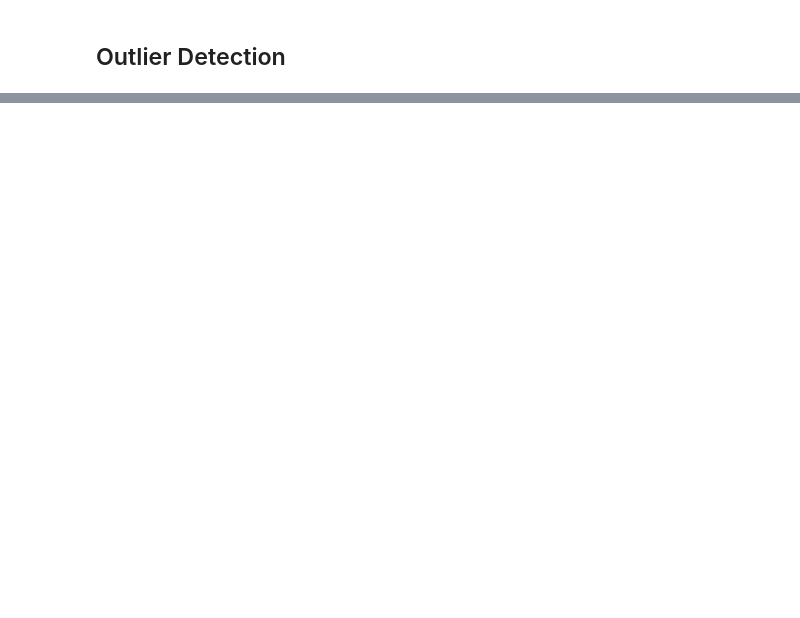
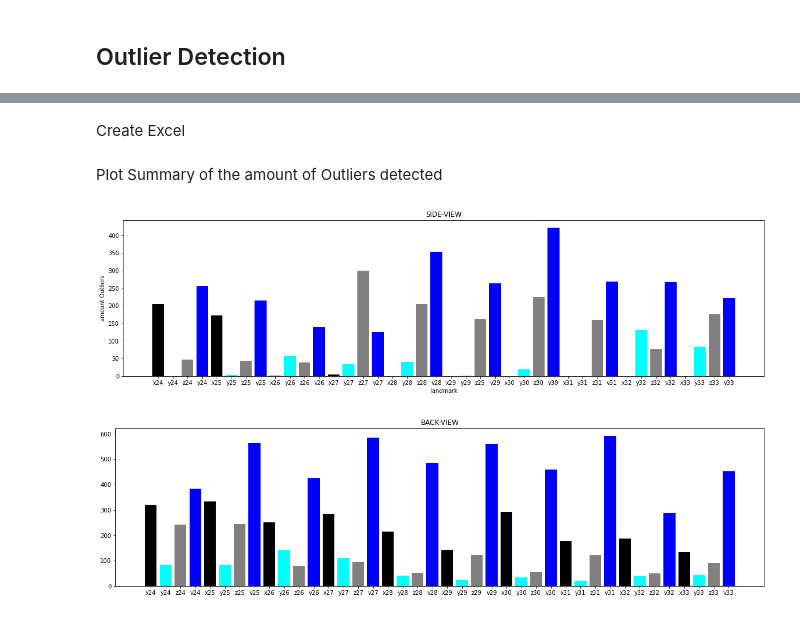
Before and after one commit to robring/running_pose_analytics, a Jupyter notebook: preprocessing.ipynb, the cells around one changed output, grey strips where cells are left out. Cells and saved outputs as stored; diff of their text form; code cells hidden in the pictures; blank space fills up the shorter version.

Commit message:
outlier analysis

```diff
--- a/preprocessing.ipynb
+++ b/preprocessing.ipynb
@@ -222,22 +202,25 @@ columnNames = ['x24', 'y24', 'z24', 'v24', 'x25', 'y25', 'z25', 'v25', 'x26', 'y
        'x29', 'y29', 'z29', 'v29', 'x30', 'y30', 'z30', 'v30', 'x31', 'y31',
        'z31', 'v31', 'x32', 'y32', 'z32', 'v32', 'x33', 'y33', 'z33', 'v33']
 
-
+outlier_true_list = {}
 df_outlier_side = pd.DataFrame(columns = columnNames)
 df_outlier_back = pd.DataFrame(columns = columnNames)
 
 for i, df_vid in enumerate(list(df_dict_all.values())):
     df_vid = df_vid[[*columnNames]]
-    outliersDict = getOutliers(df_vid)
+    outliersDict, df_outlier_true, outlier_list_unique  = getOutliers(df_vid)
+
     name_vid = list(df_dict_all.keys())[i]
-    print(name_vid[:-12])
+    outlier_true_list[str(name_vid[:-12])] = {"DF": df_outlier_true, "INDEX": outlier_list_unique}
+    #print(name_vid[:-12])
     series = pd.Series(outliersDict, name=str(name_vid[:-12]))
+
     if "hinten" in str(name_vid):
-        df_outlier_back = df_outlier_back.append(series, ignore_index=True)
+        df_outlier_back = df_outlier_back.append(series, ignore_index=False)
     else:
-        df_outlier_side = df_outlier_side.append(series, ignore_index=True)
+        df_outlier_side = df_outlier_side.append(series, ignore_index=False)
 
 df_outlier_side = df_outlier_side.fillna(0)
 df_outlier_back = df_outlier_back.fillna(0)
 outlier_summary_list = [df_outlier_side,df_outlier_back ]
-#print(df_outlier_summary.head())
+#print(df_outlier_side.head())
@@ -262,3 +255,5 @@ Laufen-9_hinten
+# %% [markdown]
+Create Excel
 # %%
 excelFilesPath = os.getcwd()+"/excel_files/"
 fileName = "outlierSummary"
@@ -279,0 +264,24 @@ plt.show()
+# %% [markdown]
+Plot Summary of the amount of Outliers detected
+# %%
+import matplotlib.pyplot as plt
+
+fig = plt.figure(figsize = (20, 5))
+plt.xlabel("landmark")
+plt.ylabel("amount Outliers")
+plt.title("SIDE-VIEW")
+ywerte = df_outlier_side.sum().tolist()
+xwerte = columnNames
+plt.bar(xwerte, ywerte, color=['black', 'cyan', 'grey', 'blue'])
+
+plt.show()
+
+fig = plt.figure(figsize = (20, 5))
+plt.title("BACK-VIEW")
+ywerte = df_outlier_back.sum().tolist()
+xwerte = columnNames
+plt.bar(xwerte, ywerte, color=['black', 'cyan', 'grey', 'blue'])
+plt.show()
+# %% [output]
+[figure, added]
+[figure, added]
```
Also changed, not shown: parts of 15 cells of this notebook, 2 other files.
